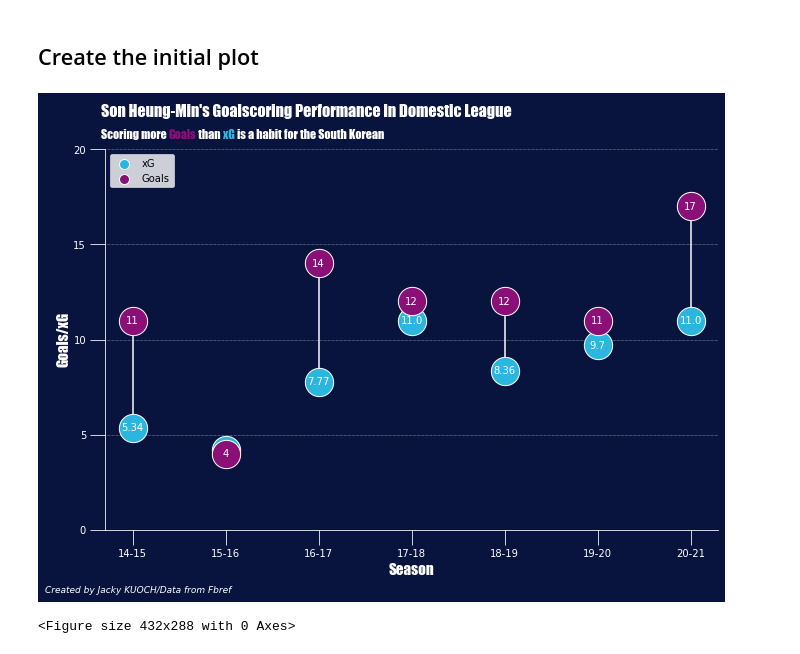
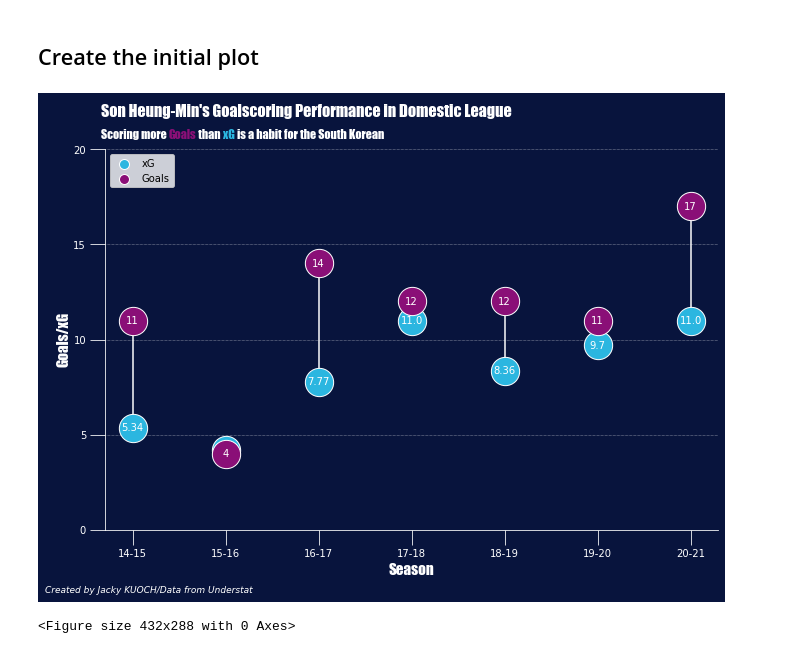
Before and after one commit to JackyKch/HeungMinSonJourney, a Jupyter notebook: coding/dataviz/xG_Gls.ipynb, the cells around one changed output. Saved outputs shown, nothing was run; the diff lists cells and outputs as text; code cells hidden in the pictures.

Commit message:
Update plot for goals and xG

```diff
--- a/coding/dataviz/xG_Gls.ipynb
+++ b/coding/dataviz/xG_Gls.ipynb
@@ -54,33 +54,33 @@ scatter = ax.scatter(df['Season'], df['xG'], color='#2bb6e0', edgecolor='w',s=80
 #Plot Son Goals
 scatter = ax.scatter(df['Season'], df['Gls'], color='#8A0F77', edgecolor='w',s=800,zorder=4, label="Goals")
 
 #Legend
 legend = ax.legend(loc="upper left")
 legend.legendHandles[0]._sizes = [100]
 legend.legendHandles[1]._sizes = [100]
 
 #Plot Goals and xG labels for each season.
 for i in range (len(df)) :
     plt.vlines(x=season_short[i], ymin=df["xG"][i], ymax=df["Gls"][i], colors="w", zorder=2)
     plt.text(x=season_short[i], y=df["Gls"][i], s=df["Gls"][i], size=10, color="w", ha="center",va="center",zorder=4)
     plt.text(x=season_short[i], y=df["xG"][i], s=df["xG"][i], size=10, color="w", ha="center",va="center",zorder=3)
 
 # Set the ticks
 #plt.xticks(['14-15','15-16','16-17','17-18','18-19','19-20','20-21'])
 plt.yticks([0,5,10,15,20])
 ax.set_ylim(0,20)
 
 # Axes Label
 plt.xlabel("Season", color="w", fontsize=15 , **hfont)
 plt.ylabel("Goals/xG", color="w", fontsize=15 , **hfont)
 
 # Title and credits
 fig_text(0.12,0.97, s="Son Heung-Min's Goalscoring Performance in Domestic League\n", fontsize = 16, fontweight = "bold", color = "w", **hfont)
 fig_text(0.12,0.92, s="Scoring more <Goals> than <xG> is a habit for the South Korean",highlight_textprops=[{"color":"#8A0F77"}, {'color':"#2bb6e0"}], fontsize = 12, fontweight="light", color = "w", **hfont)
-fig.text(0.05, 0, "Created by Jacky KUOCH/Data from Fbref",fontstyle="italic",fontsize=9, color="w")
+fig.text(0.05, 0, "Created by Jacky KUOCH/Data from Understat",fontstyle="italic",fontsize=9, color="w")
 
 plt.show()
 plt.tight_layout()
 # %% [output]
-[figure, old version]
+[figure, new version]
 <Figure size 432x288 with 0 Axes>
```
